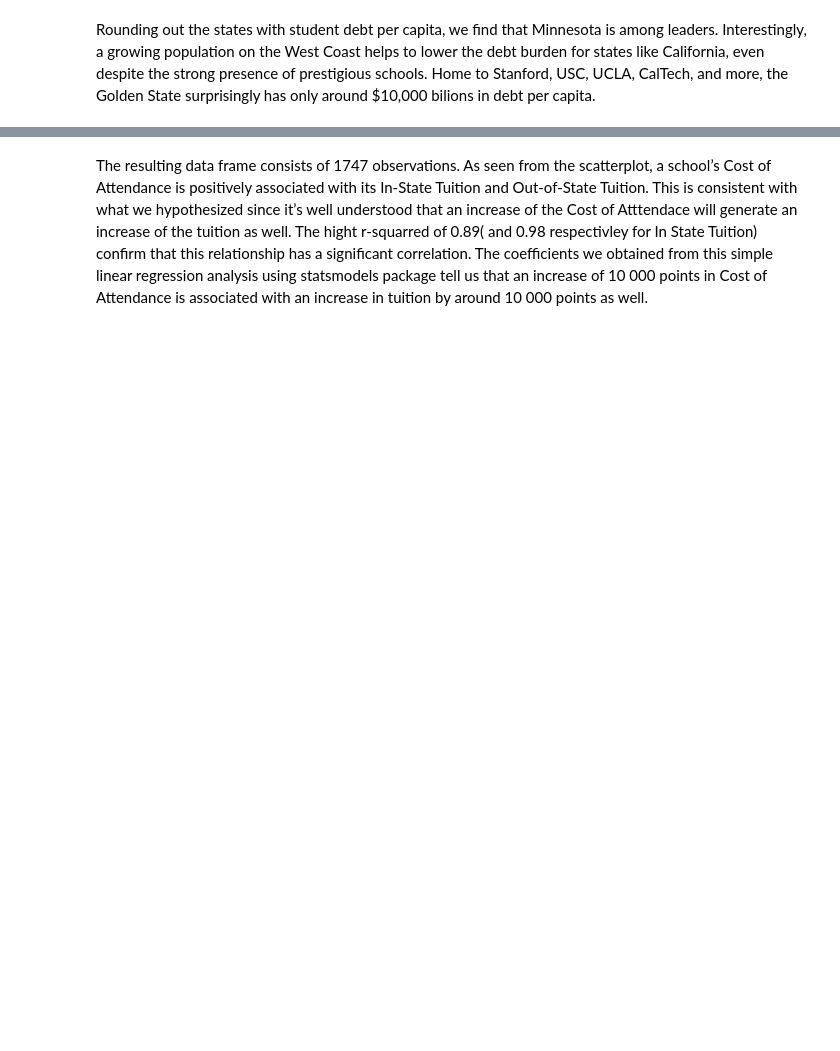
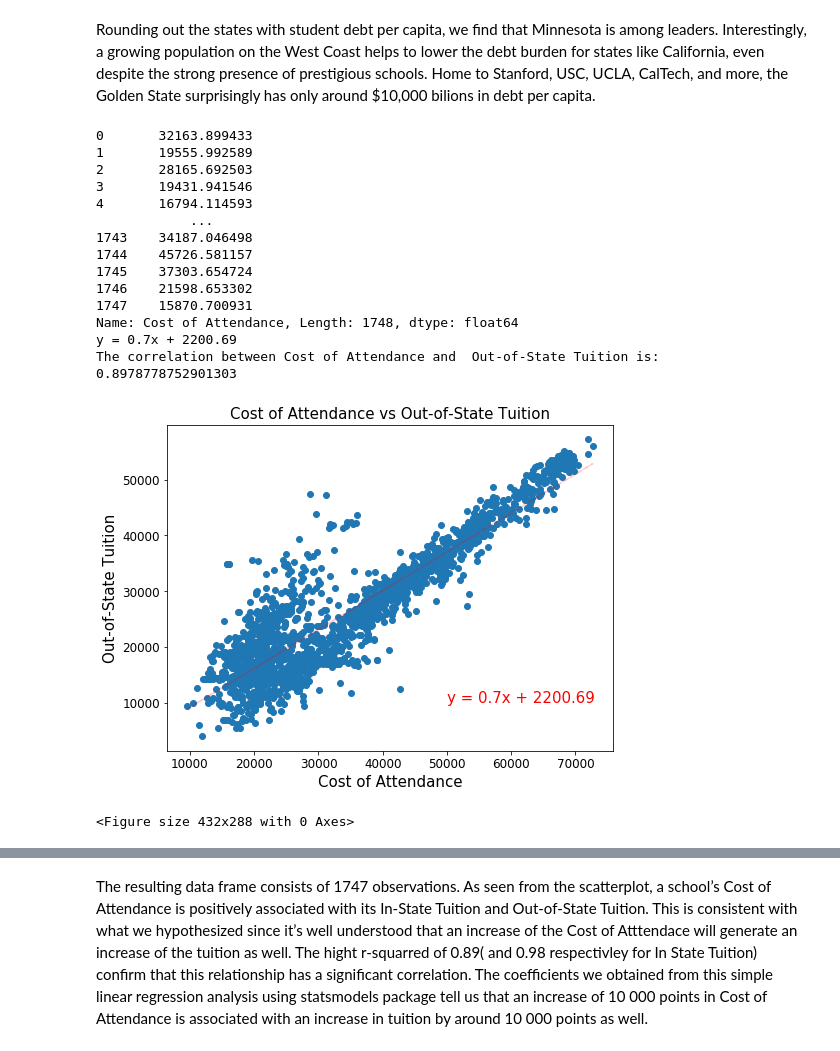
Before and after one commit to hyacob-89/project_one, a Jupyter notebook: project_one_nb.ipynb, the cells around one changed output, grey strips where cells are left out. Drawn from its saved outputs; the diff is of its cells as text; code cells hidden in the pictures; blank space fills up the shorter version.

```diff
--- a/project_one_nb.ipynb
+++ b/project_one_nb.ipynb
@@ -237,32 +268,49 @@ plt.close()
 # %%
 # Calculate the correlation coefficient and linear regression model for Cost of Attendance and Out-of-State Tuition
 one_df = csc_data_final['Cost of Attendance']
 two_df = csc_data_final['Out-of-State Tuition']
 
 (slope, intercept, rvalue, pvalue, stderr) = stats.linregress(one_df,two_df)
-regress_values = one_df * slope + intercept
+y = regress_values = one_df * slope + intercept
 print(regress_values)
 
 # Create line equation
 line_eq = "y = " + str(round(slope,2)) + "x + " + str(round(intercept,2))
 print(line_eq)
 
 # Plot the linear model with scatter plot
 plt.figure(figsize=(8,6))
 plt.scatter(one_df, two_df)
 f1 = plt.plot(one_df, regress_values, 'r--', alpha=0.2)
 
 # Label plot and annotate the line equation
 plt.annotate(line_eq,(50000,10000),fontsize=15,color="red")
 plt.xlabel('Cost of Attendance', size=15)
 plt.ylabel('Out-of-State Tuition', size=15)
 plt.title('Cost of Attendance vs Out-of-State Tuition', size=15)
 plt.xticks(size=12)
 plt.yticks(size=12)
 print(f"The correlation between Cost of Attendance and  Out-of-State Tuition is: {rvalue}")
 
 plt.show()
 plt.savefig('outputs/CostOfAttendanceVSInStateTuition.png')
+# %% [output]
+0       32163.899433
+1       19555.992589
+2       28165.692503
+3       19431.941546
+4       16794.114593
+            ...
+1743    34187.046498
+1744    45726.581157
+1745    37303.654724
+1746    21598.653302
+1747    15870.700931
+Name: Cost of Attendance, Length: 1748, dtype: float64
+y = 0.7x + 2200.69
+The correlation between Cost of Attendance and  Out-of-State Tuition is: 0.8978778752901303
+[figure, added]
+<Figure size 432x288 with 0 Axes>
 # %%
 # Calculate the correlation coefficient and linear regression model for Cost of Attendance and In-State Tuition
 one1_df = csc_data_final['Cost of Attendance']
```
Also changed, not shown: parts of 18 cells of this notebook, 2 other files.
